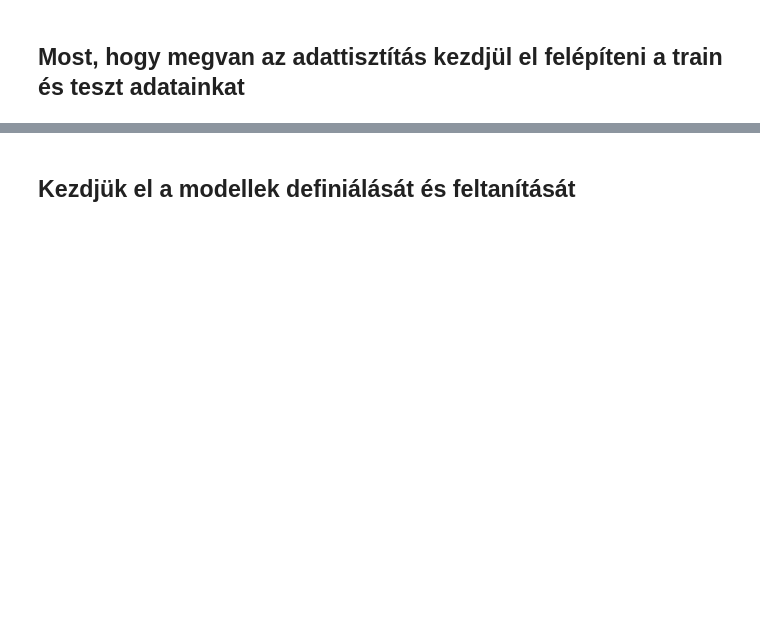
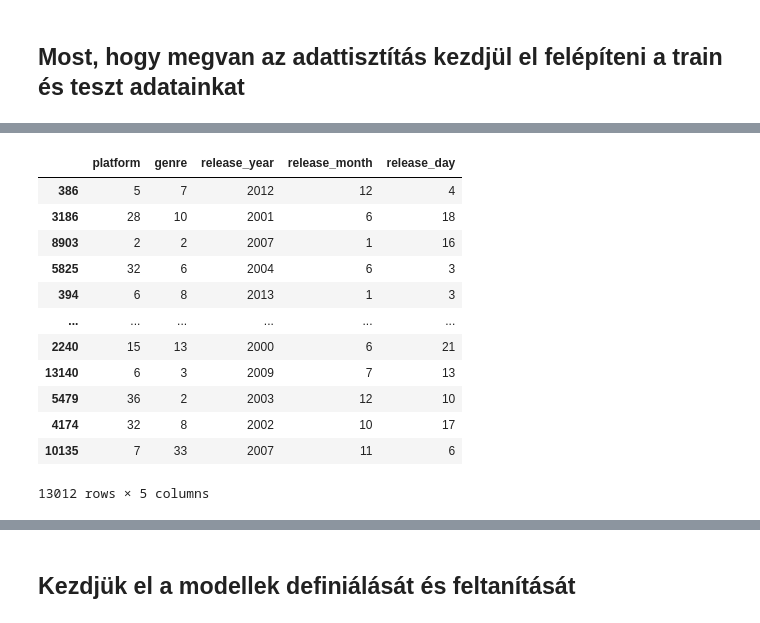
Before and after one commit to DezsiCsaba/gepi-latas-feleves, a Jupyter notebook: megoldás - bdigne.ipynb, the cells around one changed output, grey strips where cells are left out. Drawn from its saved outputs; the diff is of its cells as text; code cells hidden in the pictures; blank space fills up the shorter version.

```diff
--- a/megoldás - bdigne.ipynb
+++ b/megoldás - bdigne.ipynb
@@ -97,17 +155,9 @@ ignData
 from sklearn.model_selection import train_test_split
 import torch
 # %%
-#a biztonság kedvéért inkább copy-zok, nehogy elcsesszek valamit, mert akkor futtathatjuk úrja az elejétől
-copiedData = ignData.copy()
-
 #első körben szétválasztjuk a be és kimeneti adatainkat, majd ezeket sétszedjük a megszokott módon train és teszt adathalmazokba
 X, y = copiedData.drop('score', axis=1), copiedData['score']
-X_train, X_test, y_train, y_test = train_test_split(X, y, train_size=0.6, shuffle=True)
-
-X_train = torch.tensor(X_train, dtype=torch.float32)
-y_train = torch.tensor(y_train, dtype=torch.float32).reshape(-1, 1)
-X_test = torch.tensor(X_test, dtype=torch.float32)
-y_test = torch.tensor(y_test, dtype=torch.float32).reshape(-1, 1)
+X_train_raw, X_test_raw, y_train, y_test = train_test_split(X, y, train_size=0.7, shuffle=True)
 
 y_train, y_test
 # %% [output]
@@ -146,0 +181,16 @@ X_test
+# %%
+X_train_raw
+# %% [output]
+|  | platform | genre | release_year | release_month | release_day |
+| 386 | 5 | 7 | 2012 | 12 | 4 |
+| 3186 | 28 | 10 | 2001 | 6 | 18 |
+| 8903 | 2 | 2 | 2007 | 1 | 16 |
+| 5825 | 32 | 6 | 2004 | 6 | 3 |
+| 394 | 6 | 8 | 2013 | 1 | 3 |
+| ... | ... | ... | ... | ... | ... |
+| 2240 | 15 | 13 | 2000 | 6 | 21 |
+| 13140 | 6 | 3 | 2009 | 7 | 13 |
+| 5479 | 36 | 2 | 2003 | 12 | 10 |
+| 4174 | 32 | 8 | 2002 | 10 | 17 |
+| 10135 | 7 | 33 | 2007 | 11 | 6 |
+13012 rows × 5 columns
```
Also changed, not shown: parts of 12 cells of this notebook.
